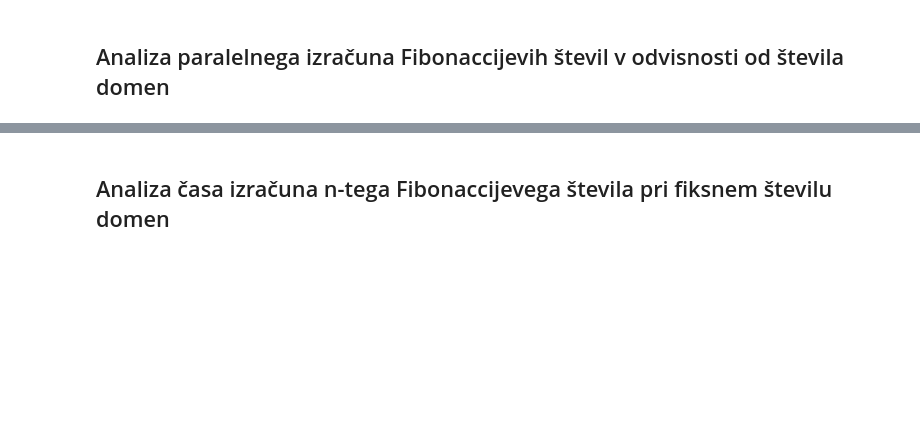
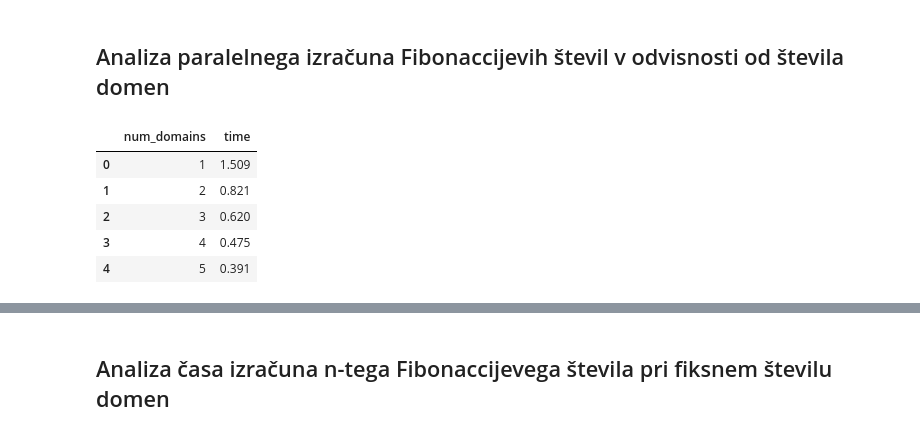
Before and after one commit to tjazerzen/Avtomatska-paralelizacija-v-OCamlu, a Jupyter notebook: playground/graph/computation_time_analysis/computation_time_analysis.ipynb, the cells around one changed output, grey strips where cells are left out. Cells and saved outputs as stored; diff of their text form; code cells hidden in the pictures; blank space fills up the shorter version.

```diff
--- a/playground/graph/computation_time_analysis/computation_time_analysis.ipynb
+++ b/playground/graph/computation_time_analysis/computation_time_analysis.ipynb
@@ -12,4 +12,12 @@ import matplotlib.ticker as ticker
 ## Analiza paralelnega izračuna Fibonaccijevih števil v odvisnosti od števila domen
 # %%
 df_fib_domains = pd.read_csv('fib_par_domains.csv')
+df_fib_domains.head()
+# %% [output]
+|  | num_domains | time |
+| 0 | 1 | 1.509 |
+| 1 | 2 | 0.821 |
+| 2 | 3 | 0.620 |
+| 3 | 4 | 0.475 |
+| 4 | 5 | 0.391 |
 # %%
```
Also changed, not shown: parts of 3 cells of this notebook, 10 other files.
